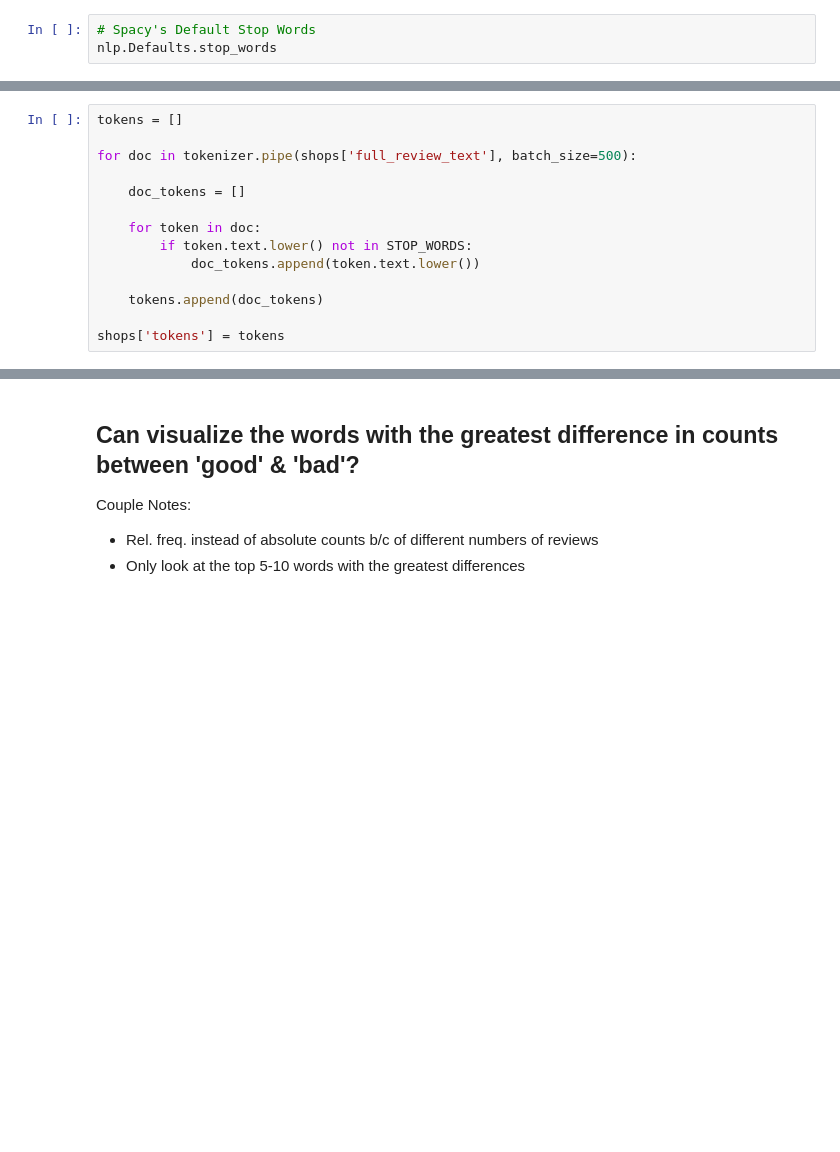
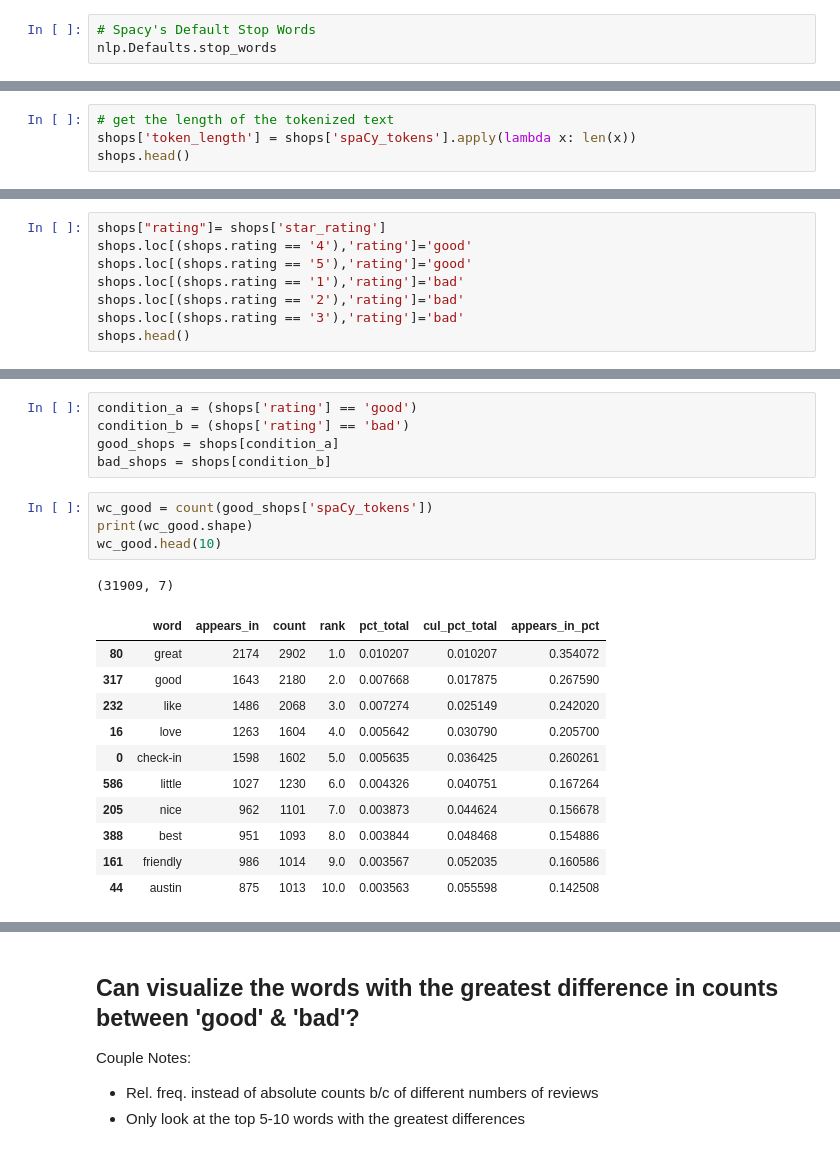
Before and after one commit to SwetaSengupta/DS-Unit-4-Sprint-1-NLP, a Jupyter notebook: module1-text-data/LS_DS_411_Text_Data_Assignment.ipynb, the cells around one changed output, grey strips where cells are left out. Cells and saved outputs as stored; diff of their text form; blank space fills up the shorter version.

```diff
--- a/module1-text-data/LS_DS_411_Text_Data_Assignment.ipynb
+++ b/module1-text-data/LS_DS_411_Text_Data_Assignment.ipynb
@@ -280,14 +136,4 @@ STOP_WORDS
-# %%
-tokens = []
-
-for doc in tokenizer.pipe(shops['full_review_text'], batch_size=500):
-
-    doc_tokens = []
-
-    for token in doc:
-        if token.text.lower() not in STOP_WORDS:
-            doc_tokens.append(token.text.lower())
-
-    tokens.append(doc_tokens)
-
-shops['tokens'] = tokens
+# %%
+# get the length of the tokenized text
+shops['token_length'] = shops['spaCy_tokens'].apply(lambda x: len(x))
+shops.head()
@@ -293,0 +147,8 @@ shops['tokens'] = tokens
+# %%
+shops["rating"]= shops['star_rating']
+shops.loc[(shops.rating == '4'),'rating']='good'
+shops.loc[(shops.rating == '5'),'rating']='good'
+shops.loc[(shops.rating == '1'),'rating']='bad'
+shops.loc[(shops.rating == '2'),'rating']='bad'
+shops.loc[(shops.rating == '3'),'rating']='bad'
+shops.head()
@@ -318,0 +242,22 @@ Name: word, Length: 37811, dtype: object
+# %%
+condition_a = (shops['rating'] == 'good')
+condition_b = (shops['rating'] == 'bad')
+good_shops = shops[condition_a]
+bad_shops = shops[condition_b]
+# %%
+wc_good = count(good_shops['spaCy_tokens'])
+print(wc_good.shape)
+wc_good.head(10)
+# %% [output]
+(31909, 7)
+|  | word | appears_in | count | rank | pct_total | cul_pct_total | appears_in_pct |
+| 80 | great | 2174 | 2902 | 1.0 | 0.010207 | 0.010207 | 0.354072 |
+| 317 | good | 1643 | 2180 | 2.0 | 0.007668 | 0.017875 | 0.267590 |
+| 232 | like | 1486 | 2068 | 3.0 | 0.007274 | 0.025149 | 0.242020 |
+| 16 | love | 1263 | 1604 | 4.0 | 0.005642 | 0.030790 | 0.205700 |
+| 0 | check-in | 1598 | 1602 | 5.0 | 0.005635 | 0.036425 | 0.260261 |
+| 586 | little | 1027 | 1230 | 6.0 | 0.004326 | 0.040751 | 0.167264 |
+| 205 | nice | 962 | 1101 | 7.0 | 0.003873 | 0.044624 | 0.156678 |
+| 388 | best | 951 | 1093 | 8.0 | 0.003844 | 0.048468 | 0.154886 |
+| 161 | friendly | 986 | 1014 | 9.0 | 0.003567 | 0.052035 | 0.160586 |
+| 44 | austin | 875 | 1013 | 10.0 | 0.003563 | 0.055598 | 0.142508 |
```
Also changed, not shown: parts of 50 cells of this notebook.
